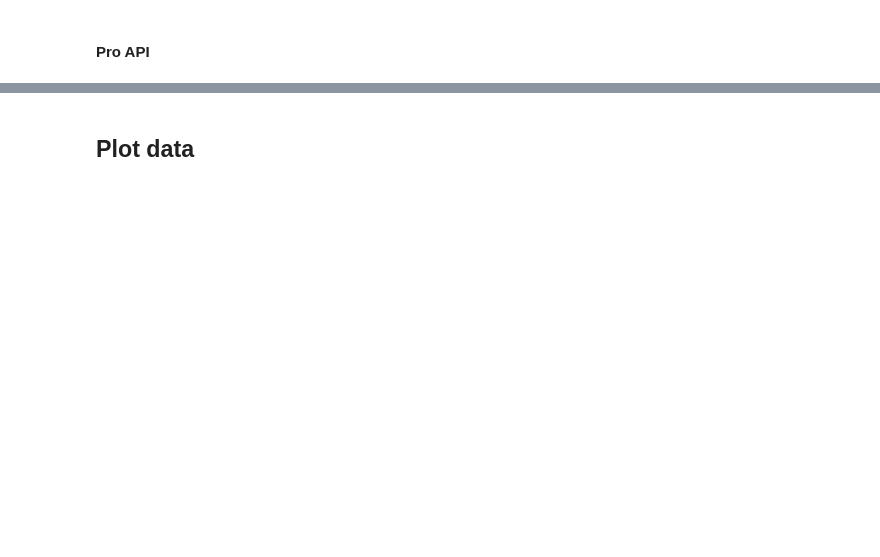
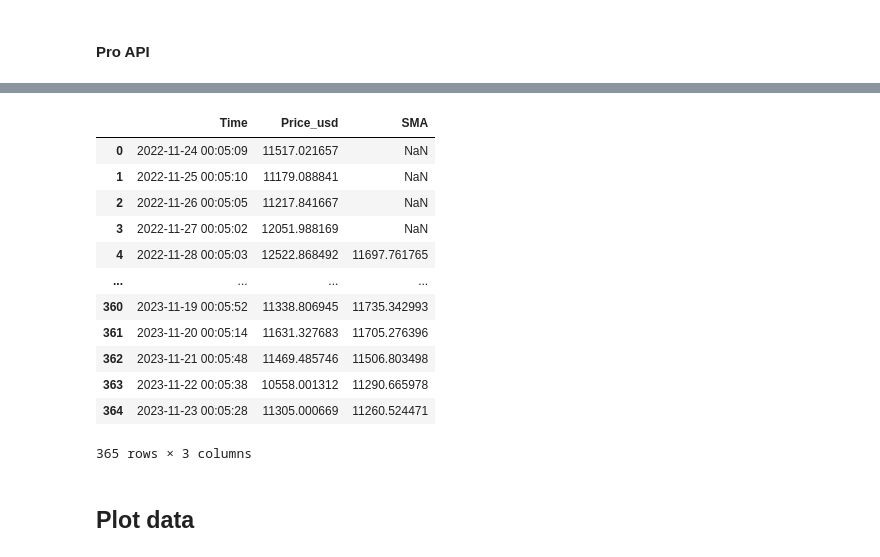
Before and after one commit to vnegi10/CoinGecko_API_guide, a Jupyter notebook: CG_API.ipynb, the cells around one changed output, grey strips where cells are left out. Cells and saved outputs as stored; diff of their text form; code cells hidden in the pictures; blank space fills up the shorter version.

```diff
--- a/CG_API.ipynb
+++ b/CG_API.ipynb
@@ -209,3 +229,21 @@ df_hist
+# %%
+df_hist['SMA'] = df_hist['Price_usd'].rolling(5).mean()
+# %%
+df_hist
+# %% [output]
+|  | Time | Price_usd | SMA |
+| 0 | 2022-11-24 00:05:09 | 11517.021657 | NaN |
+| 1 | 2022-11-25 00:05:10 | 11179.088841 | NaN |
+| 2 | 2022-11-26 00:05:05 | 11217.841667 | NaN |
+| 3 | 2022-11-27 00:05:02 | 12051.988169 | NaN |
+| 4 | 2022-11-28 00:05:03 | 12522.868492 | 11697.761765 |
+| ... | ... | ... | ... |
+| 360 | 2023-11-19 00:05:52 | 11338.806945 | 11735.342993 |
+| 361 | 2023-11-20 00:05:14 | 11631.327683 | 11705.276396 |
+| 362 | 2023-11-21 00:05:48 | 11469.485746 | 11506.803498 |
+| 363 | 2023-11-22 00:05:38 | 10558.001312 | 11290.665978 |
+| 364 | 2023-11-23 00:05:28 | 11305.000669 | 11260.524471 |
+365 rows × 3 columns
 # %% [markdown]
 ## Plot data
 # %%
```
Also changed, not shown: parts of 22 cells of this notebook.
